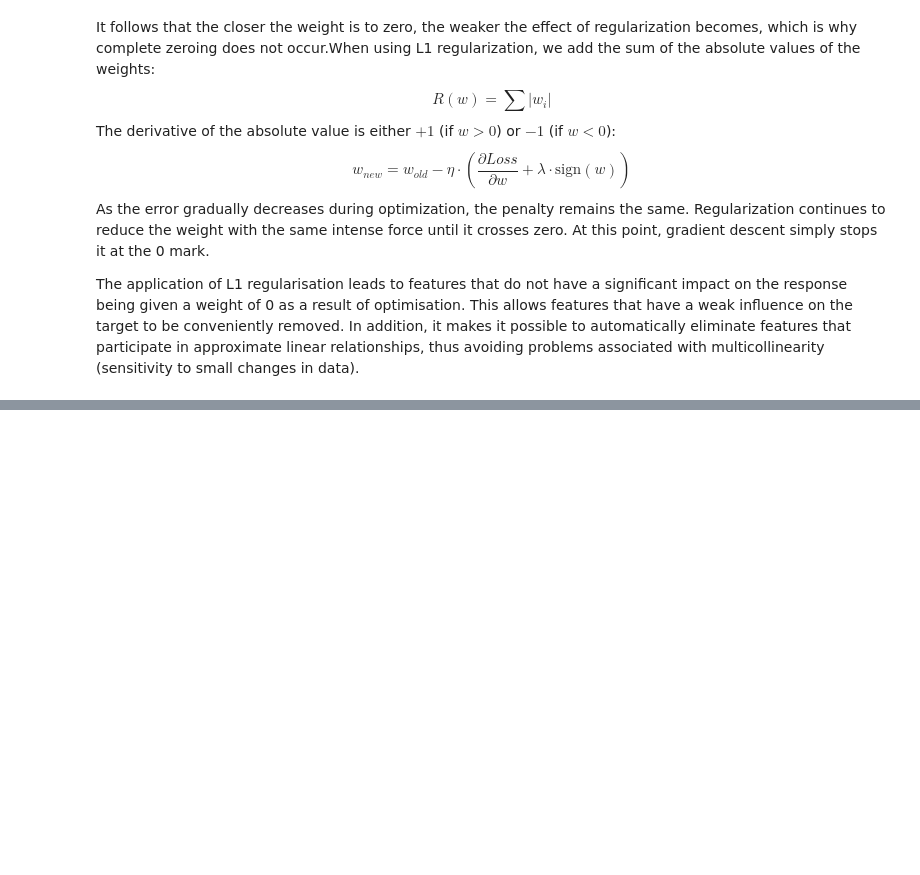
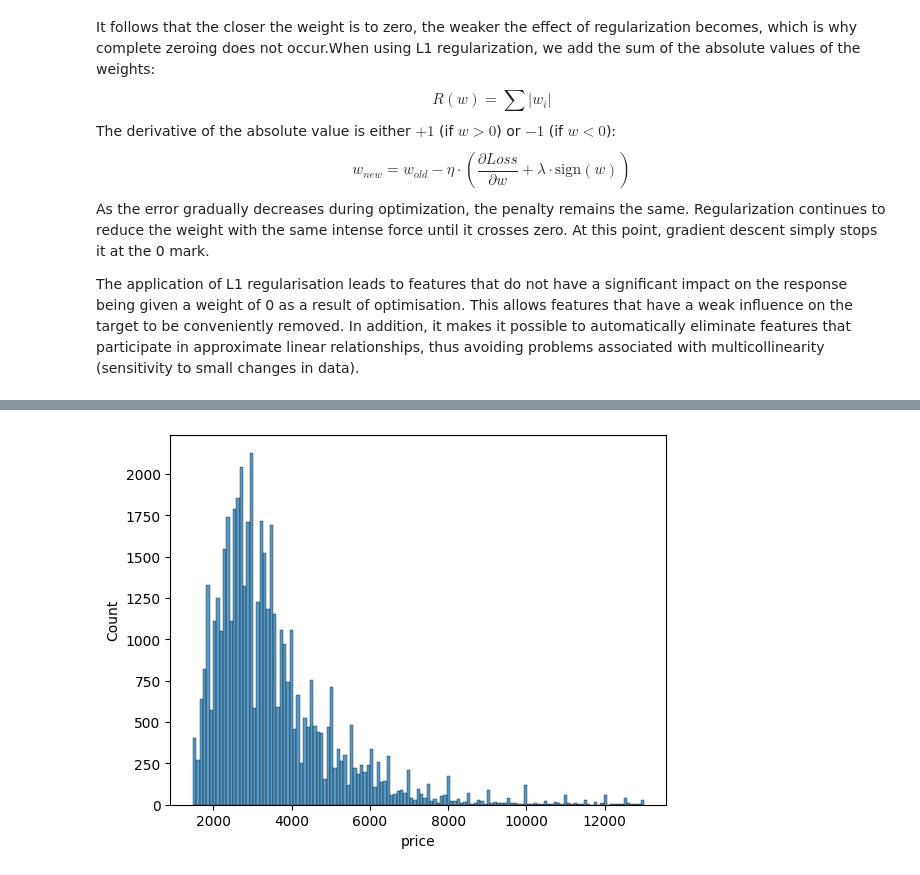
Before and after one commit to ardipazij/s21_ML, a Jupyter notebook: ML-2/source.ipynb, the cells around one changed output, grey strips where cells are left out. Cells and saved outputs as stored; diff of their text form; code cells hidden in the pictures; blank space fills up the shorter version.

```diff
--- a/ML-2/source.ipynb
+++ b/ML-2/source.ipynb
@@ -144,0 +224,13 @@ The process of finding such additional features is called **feature engineering*
+# %%
+lower_bound = raw_train_df['price'].quantile(0.01)
+upper_bound = raw_train_df['price'].quantile(0.99)
+raw_train_df = raw_train_df[(raw_train_df['price'] >= lower_bound) & (raw_train_df['price'] <= upper_bound)]
+
+# and making all preprocessing for train also for test
+lower_bound = raw_test_df['price'].quantile(0.01)
+upper_bound = raw_test_df['price'].quantile(0.99)
+raw_test_df = raw_test_df[(raw_test_df['price'] >= lower_bound) & (raw_test_df['price'] <= upper_bound)]
+sns.histplot(raw_train_df['price'])
+plt.show()
+# %% [output]
+[figure, added]
```
Also changed, not shown: parts of 78 cells of this notebook.
